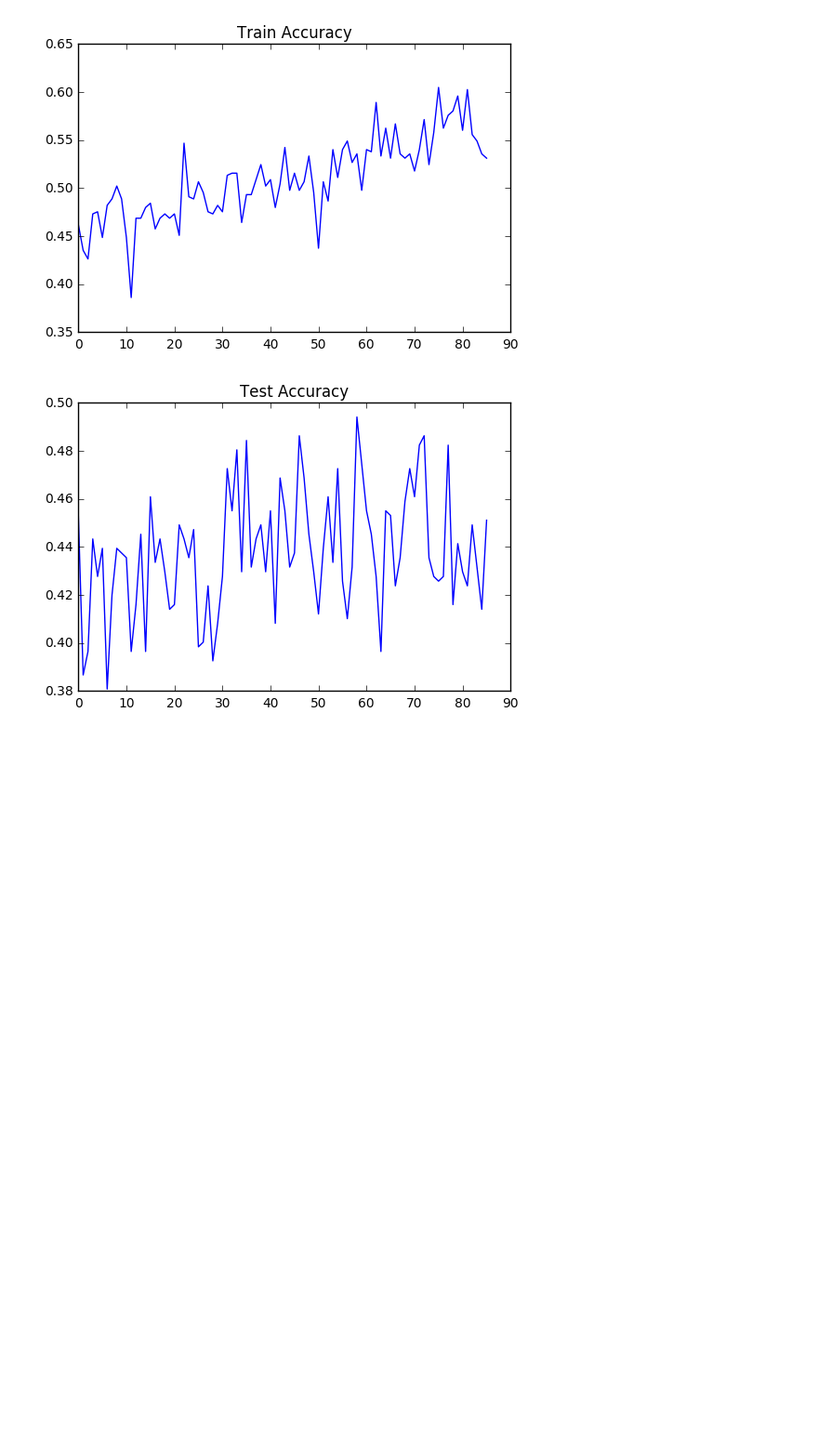
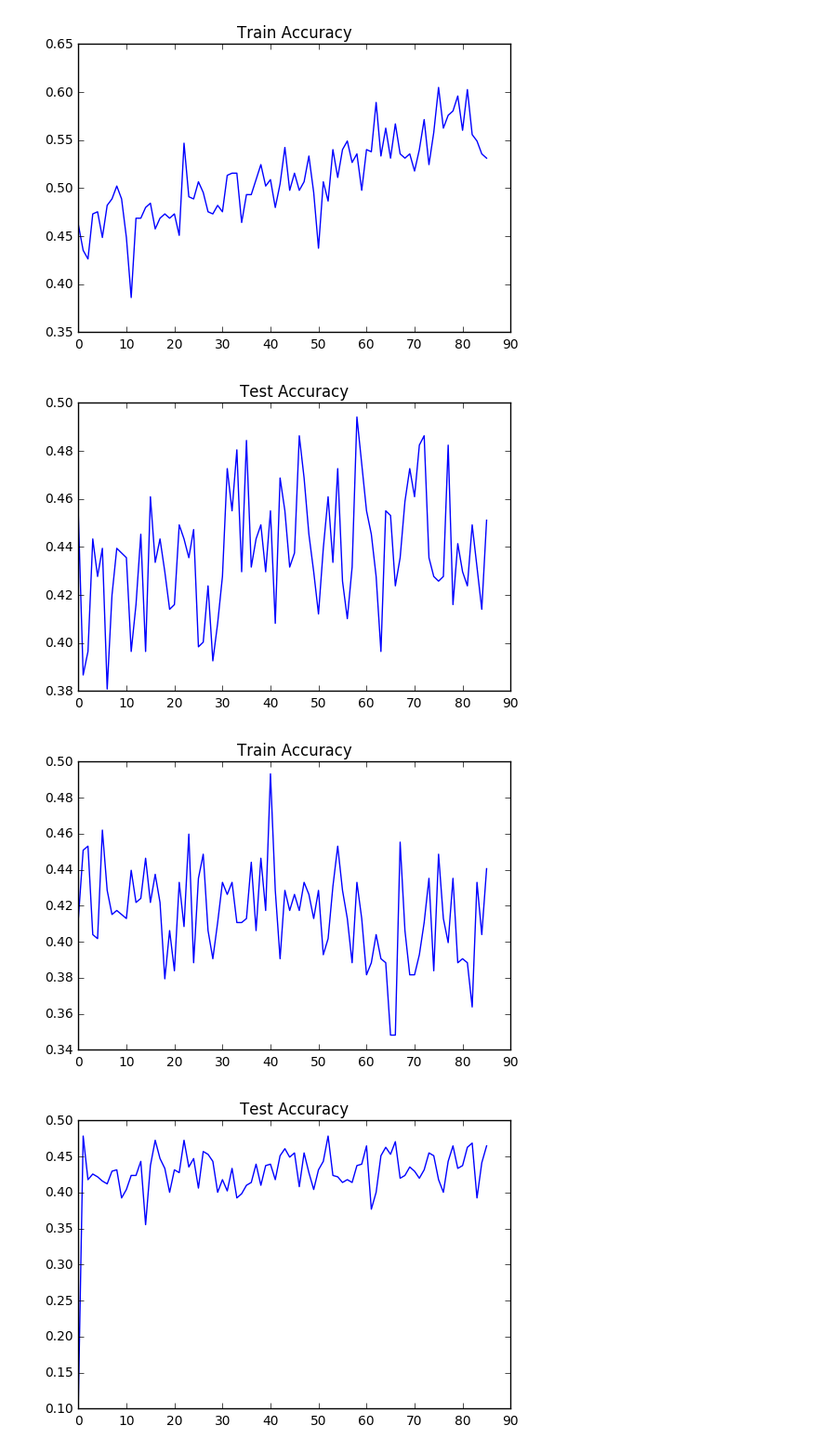
Before and after one commit to Toofarto/EvolutionaryDNN, a Jupyter notebook: CNN_TF/result_analysis.ipynb, the cells around one changed output. Shown: that part at 93% size. Drawn from its saved outputs; the diff is of its cells as text; code cells hidden in the pictures; blank space fills up the shorter version.

Commit message:
result analysis

```diff
--- a/CNN_TF/result_analysis.ipynb
+++ b/CNN_TF/result_analysis.ipynb
@@ -32,3 +32,32 @@ plt.show()
 # %% [output]
 [figure]
 [figure]
+# %%
+# The analysis for VGG-12
+
+with open('EEG_VGG_12_RESULT', 'r') as f:
+    f_text = [line for line in f.readlines()]
+    f_fulltext = "".join(f_text)
+train_pat = "step ([\d]*?), epoch: ([\d]*?), training accuracy ([\d.].*)\n"
+train_score = [re.findall(train_pat, text) for text in f_text]
+train_score = filter(lambda x: len(x) > 0, train_score)
+train_score = map(lambda x: x[0][1:], train_score)
+train_score = map(lambda x: (int(x[0]), float(x[1])), train_score)
+train_accuracy = [[0, 0.0] for i in range(train_score[-1][0] + 1)]
+for x in train_score:
+    train_accuracy[x[0]][0] += 1
+    train_accuracy[x[0]][1] += x[1]
+train_accuracy = map(lambda x: x[1] / x[0], train_accuracy)
+plt.plot(range(len(train_accuracy)), train_accuracy)
+plt.title("Train Accuracy")
+plt.show()
+
+test_pat = "finished epoch: ([\d]*?)\ntest accuracy ([\d.]*)\n"
+test_score = re.findall(test_pat, f_fulltext)
+test_accuracy = map(lambda x: float(x[1]), test_score)
+plt.plot(range(len(test_accuracy)), test_accuracy)
+plt.title("Test Accuracy")
+plt.show()
+# %% [output]
+[figure, added]
+[figure, added]
```
Also changed, not shown: parts of 2 cells of this notebook.
